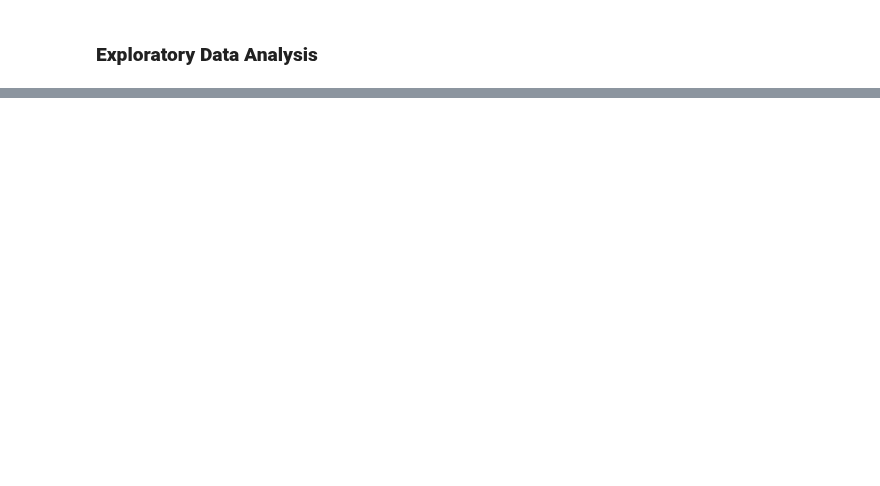
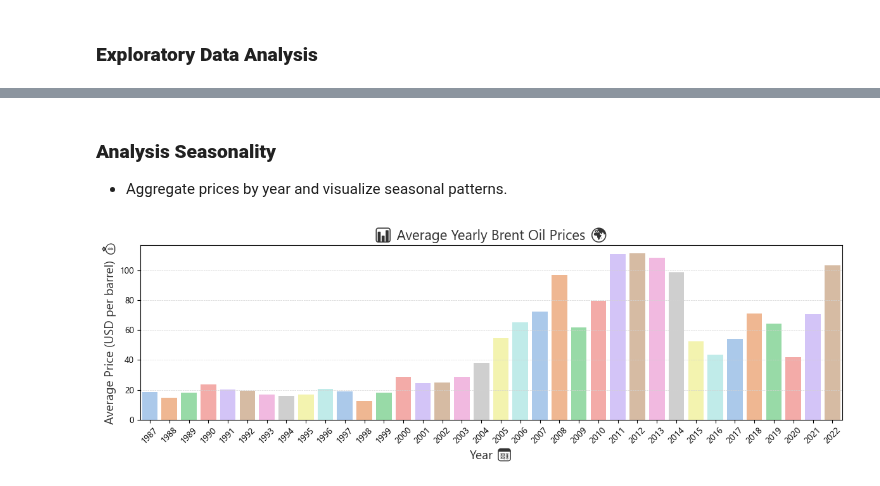
Before and after one commit to Amen-Zelealem/Brent-Oil-Price-Change-Point-Analysis, a Jupyter notebook: notebooks/Brent_Oil_Price_Change_Point_Analysis.ipynb, the cells around one changed output, grey strips where cells are left out. Cells and saved outputs as stored; diff of their text form; code cells hidden in the pictures; blank space fills up the shorter version.

```diff
--- a/notebooks/Brent_Oil_Price_Change_Point_Analysis.ipynb
+++ b/notebooks/Brent_Oil_Price_Change_Point_Analysis.ipynb
@@ -189,0 +348,22 @@ plt.show()
+# %% [markdown]
+### **Analysis Seasonality**
+
++ Aggregate prices by year and visualize seasonal patterns.
+# %%
+oil_price_data['Year'] = oil_price_data['Date'].dt.year
+
+# Calculate average price per year
+yearly_avg = oil_price_data.groupby('Year')['Price'].mean().reset_index()
+
+# Plot yearly average prices
+plt.figure(figsize=(12, 4))
+sns.barplot(x='Year', y='Price', data=yearly_avg, hue='Year', legend=False, palette='pastel')
+plt.title('📊 Average Yearly Brent Oil Prices 🌍', fontsize=16, color='#333333')
+plt.xlabel('Year 📅', fontsize=14, color='#333333')
+plt.ylabel('Average Price (USD per barrel) 💰', fontsize=14, color='#333333')
+plt.xticks(rotation=45)
+plt.grid(axis='y', color='lightgray', linestyle='--', linewidth=0.5)
+plt.tight_layout()
+plt.show()
+# %% [output]
+[figure, added]
```
Also changed, not shown: parts of 14 cells of this notebook.
